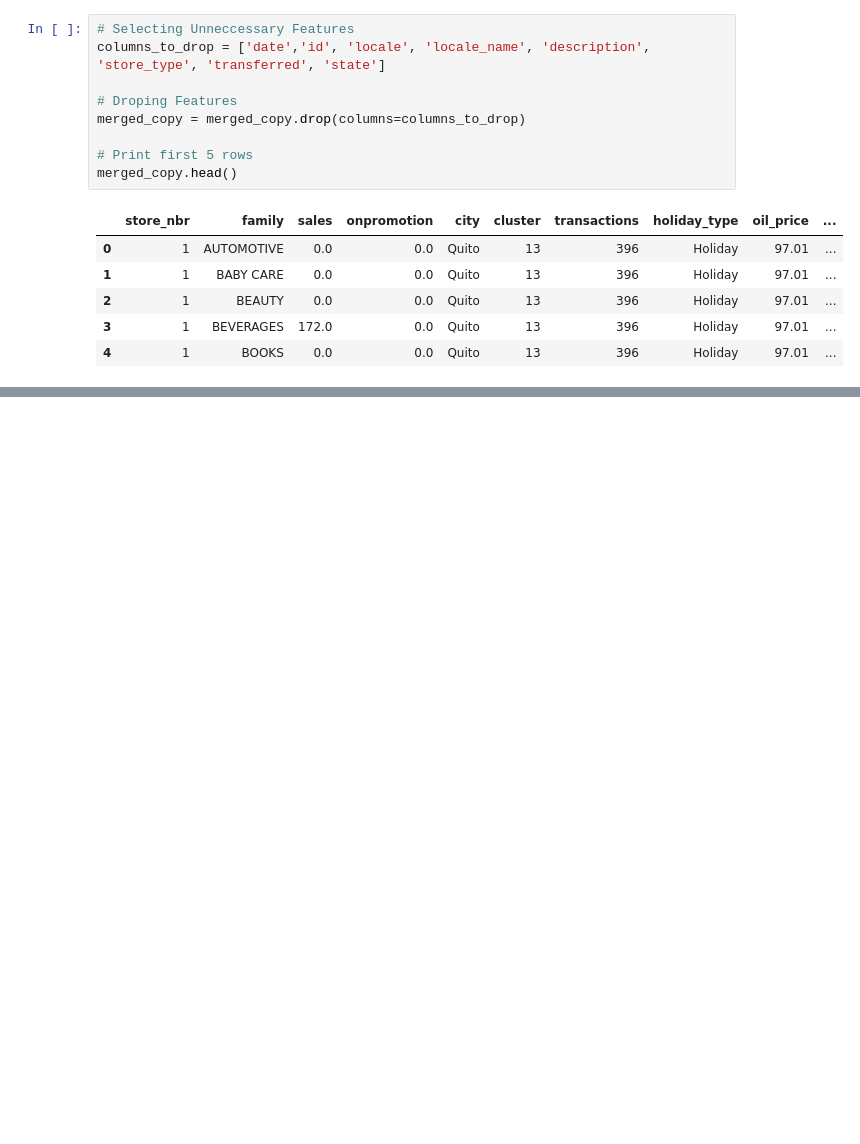
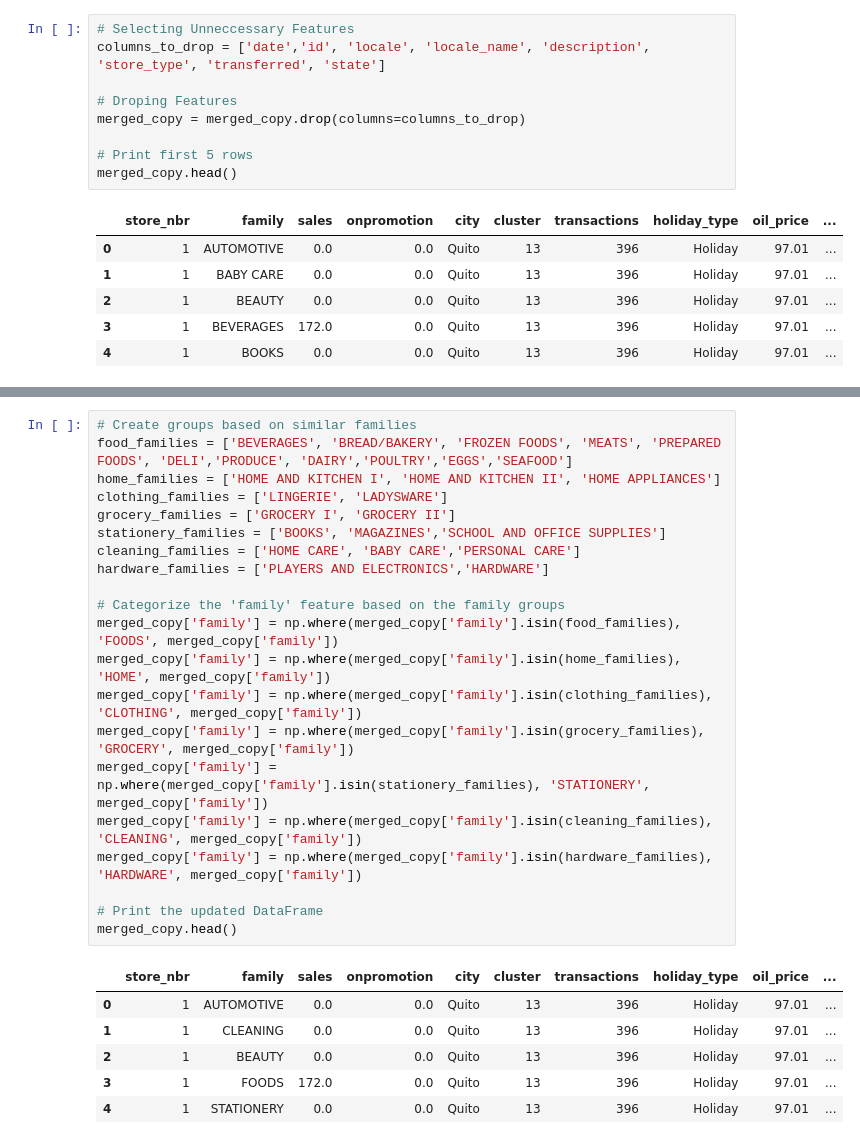
Before and after one commit to edmar-bevilaqua/store-sales-tsf-kaggle-competition, a Jupyter notebook: store-sales-tsf.ipynb, the cells around one changed output, grey strips where cells are left out. Drawn from its saved outputs; the diff is of its cells as text; blank space fills up the shorter version.

Commit message:
Update store-sales-tsf.ipynb
Product Categorization Based on Families.

```diff
--- a/store-sales-tsf.ipynb
+++ b/store-sales-tsf.ipynb
@@ -1354,0 +1372,28 @@ merged_copy.head()
+# %%
+# Create groups based on similar families
+food_families = ['BEVERAGES', 'BREAD/BAKERY', 'FROZEN FOODS', 'MEATS', 'PREPARED FOODS', 'DELI','PRODUCE', 'DAIRY','POULTRY','EGGS','SEAFOOD']
+home_families = ['HOME AND KITCHEN I', 'HOME AND KITCHEN II', 'HOME APPLIANCES']
+clothing_families = ['LINGERIE', 'LADYSWARE']
+grocery_families = ['GROCERY I', 'GROCERY II']
+stationery_families = ['BOOKS', 'MAGAZINES','SCHOOL AND OFFICE SUPPLIES']
+cleaning_families = ['HOME CARE', 'BABY CARE','PERSONAL CARE']
+hardware_families = ['PLAYERS AND ELECTRONICS','HARDWARE']
+
+# Categorize the 'family' feature based on the family groups
+merged_copy['family'] = np.where(merged_copy['family'].isin(food_families), 'FOODS', merged_copy['family'])
+merged_copy['family'] = np.where(merged_copy['family'].isin(home_families), 'HOME', merged_copy['family'])
+merged_copy['family'] = np.where(merged_copy['family'].isin(clothing_families), 'CLOTHING', merged_copy['family'])
+merged_copy['family'] = np.where(merged_copy['family'].isin(grocery_families), 'GROCERY', merged_copy['family'])
+merged_copy['family'] = np.where(merged_copy['family'].isin(stationery_families), 'STATIONERY', merged_copy['family'])
+merged_copy['family'] = np.where(merged_copy['family'].isin(cleaning_families), 'CLEANING', merged_copy['family'])
+merged_copy['family'] = np.where(merged_copy['family'].isin(hardware_families), 'HARDWARE', merged_copy['family'])
+
+# Print the updated DataFrame
+merged_copy.head()
+# %% [output]
+|  | store_nbr | family | sales | onpromotion | city | cluster | transactions | holiday_type | oil_price | ... |
+| 0 | 1 | AUTOMOTIVE | 0.0 | 0.0 | Quito | 13 | 396 | Holiday | 97.01 | ... |
+| 1 | 1 | CLEANING | 0.0 | 0.0 | Quito | 13 | 396 | Holiday | 97.01 | ... |
+| 2 | 1 | BEAUTY | 0.0 | 0.0 | Quito | 13 | 396 | Holiday | 97.01 | ... |
+| 3 | 1 | FOODS | 172.0 | 0.0 | Quito | 13 | 396 | Holiday | 97.01 | ... |
+| 4 | 1 | STATIONERY | 0.0 | 0.0 | Quito | 13 | 396 | Holiday | 97.01 | ... |
```
Also changed, not shown: parts of 3 cells of this notebook.
